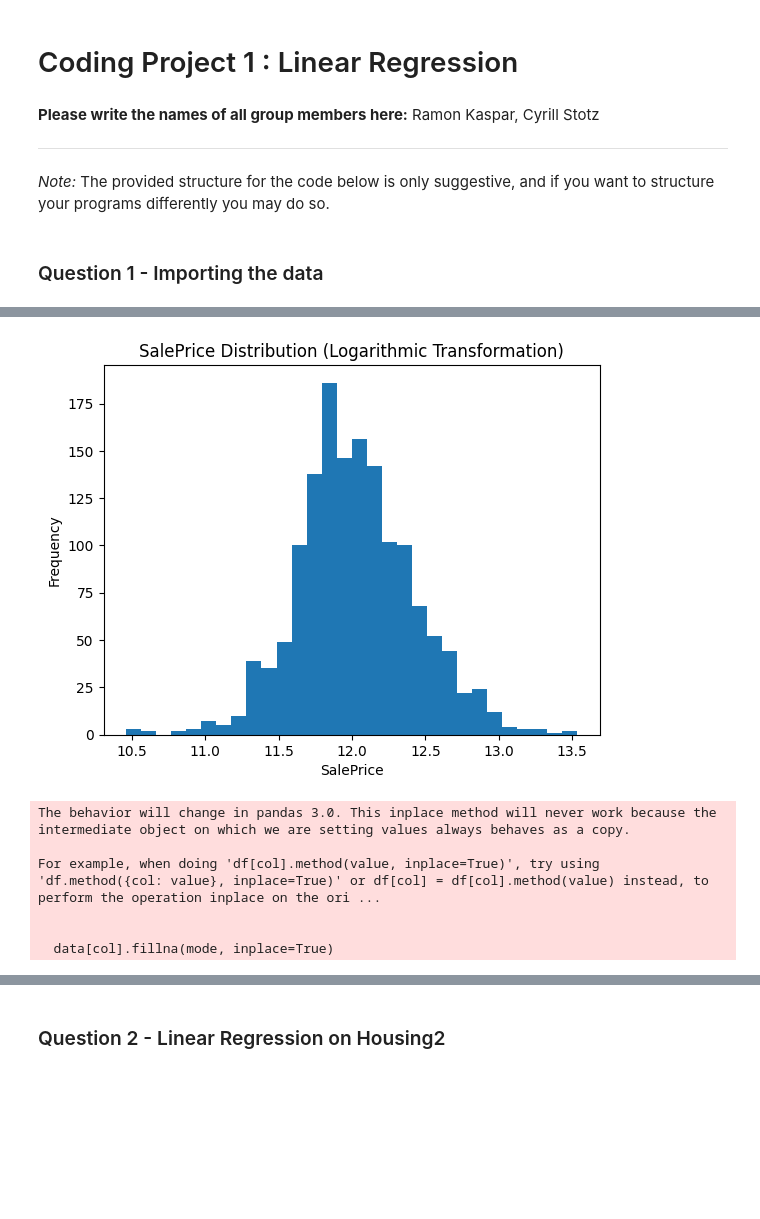
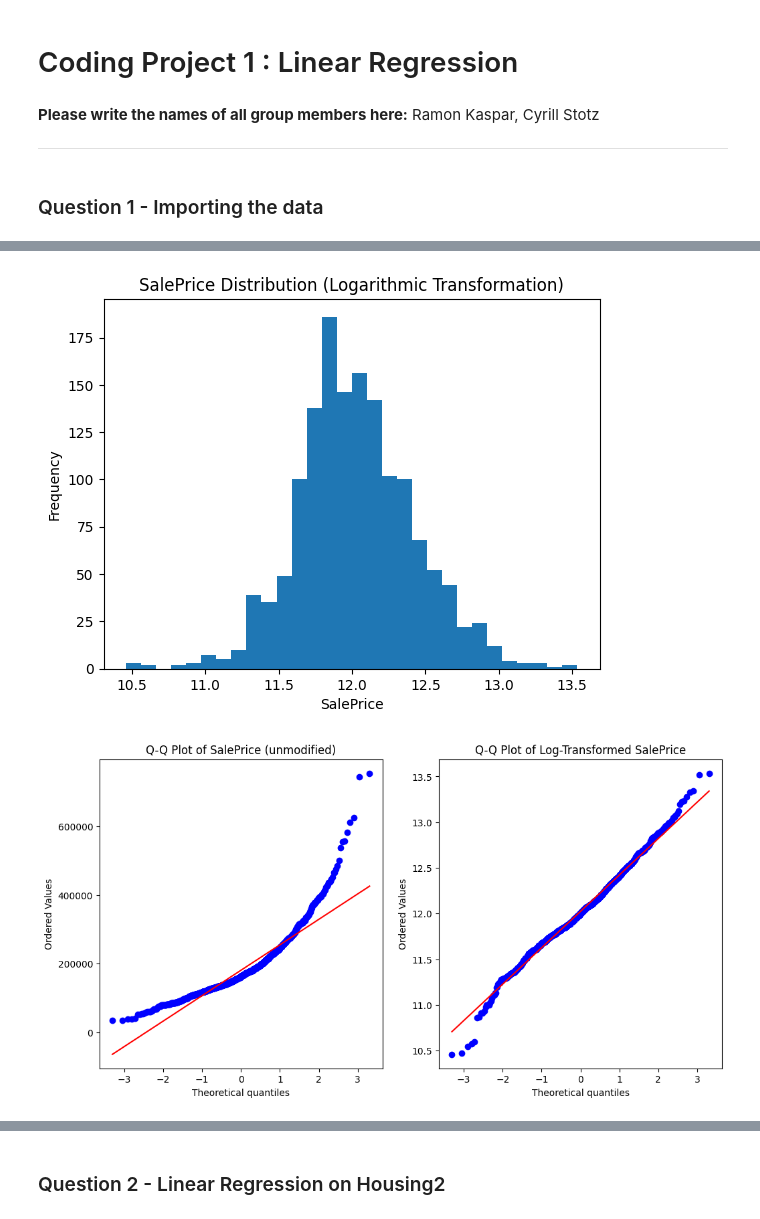
Before and after one commit to RamonKaspar/ML-in-Finance-and-Insurance, a Jupyter notebook: 01_Pricing-with-linear-regression/main.ipynb, the cells around one changed output, grey strips where cells are left out. Saved outputs shown, nothing was run; the diff lists cells and outputs as text; code cells hidden in the pictures; blank space fills up the shorter version.

Commit message:
Add Q-Q plots, find the best performing model (LASSO)

```diff
--- a/01_Pricing-with-linear-regression/main.ipynb
+++ b/01_Pricing-with-linear-regression/main.ipynb
@@ -6,9 +6,6 @@ Ramon Kaspar,
 Cyrill Stotz
 
 ---
-
-
-*Note:* The provided structure for the code below is only suggestive, and if you want to structure your programs differently you may do so.
 # %% [markdown]
 ### Question 1 - Importing the data
 # %%
@@ -42,47 +39,50 @@ plt.xlabel('SalePrice')
 plt.ylabel('Frequency')
 plt.show()
 
-# TODO: Maybe perform a statistical test to confirm that the log-transformation is approximately normally distributed
+#  We perform a Q-Q plot to copmare the distribution of the original and transformed SalePrice
+# OBSERVATION: The transformed SalePrice is closer to a normal distribution.
+plt.figure(figsize=(12, 6))
+plt.subplot(1, 2, 1)
+stats.probplot(data['SalePrice'], dist="norm", plot=plt)
+plt.title('Q-Q Plot of SalePrice (unmodified)')
+plt.subplot(1, 2, 2)
+stats.probplot(salePrice_transformed, dist="norm", plot=plt)
+plt.title('Q-Q Plot of Log-Transformed SalePrice')
+plt.show()
 
 #Do not forget to apply this transformation to the target variable SalePrice in the dataset and perform the regressions of Q2-Q3 on this transformed target.
 data['SalePrice'] = salePrice_transformed
 
 #1.c) Use one-hot encoding for the categorical features using the default function pd.get_dummies(...).
 # NOTE: First, we identify the categorical features in the dataset
 categorical_columns = ["MSZoning", "Street", "Alley", "LotShape", "LandContour", "Utilities", "LotConfig", "LandSlope", "Neighborhood", "Condition1", "Condition2", "BldgType", "HouseStyle", "RoofStyle", "RoofMatl", "Exterior1st", "Exterior2nd", "MasVnrType", "ExterQual", "ExterCond", "Foundation", "BsmtQual", "BsmtCond", "BsmtExposure", "BsmtFinType1", "BsmtFinType2", "Heating", "HeatingQC", "CentralAir", "Electrical", "KitchenQual", "Functional", "FireplaceQu", "GarageType", "GarageFinish", "GarageQual", "GarageCond", "PavedDrive", "PoolQC", "Fence", "MiscFeature", "SaleType", "SaleCondition"]
-
 # Numerical columns, are those that are not categorical
 numeric_columns = [col for col in data.columns if col not in categorical_columns]
 
-# TODO: Make sure we have the correct number of categorical and numerical columns
+# Make sure we have the correct number of categorical and numerical columns
 assert len(categorical_columns) == 43
 assert len(numeric_columns) == 37   # +1 for the "SalePrice" column
 assert len(numeric_columns) + len(categorical_columns) == len(data.columns)
 
 data_encoded = pd.get_dummies(data, columns=categorical_columns)    # One-hot encoding
 # print(data_encoded.head())
 
 # Check if there are missing categorical values; if yes, replace them with the mode of their respective columns
 for col in categorical_columns:
     mode = data[col].mode()[0]
-    data[col].fillna(mode, inplace=True)
+    data[col] = data[col].fillna(mode)
 
 #Replace missing numeric values (NaN’s) with the mean of their respective columns using pd.fillna(...).
 data_encoded[numeric_columns] = data_encoded[numeric_columns].fillna(data_encoded[numeric_columns].mean())
 data[numeric_columns] = data[numeric_columns].fillna(data[numeric_columns].mean())
 
 #1.d) Create a second pandas DataFrame from Housing without the categorical features (i.e. no more dummy variables). Call it Housing2.
 Housing2 = data[numeric_columns]
 # print(Housing2.head())
 # %% [output]
 [figure]
 [figure]
-The behavior will change in pandas 3.0. This inplace method will never work because the intermediate object on which we are setting values always behaves as a copy.
-
-For example, when doing 'df[col].method(value, inplace=True)', try using 'df.method({col: value}, inplace=True)' or df[col] = df[col].method(value) instead, to perform the operation inplace on the ori ...
-
-
-  data[col].fillna(mode, inplace=True)
+[figure, added]
 # %% [markdown]
 **COMMENTS**:
 - We plotted the SalePrice data (a Histogram) to see the distribution of the data and to judge, whether the data is normally distributed or not.
```
Also changed, not shown: parts of 9 cells of this notebook.
